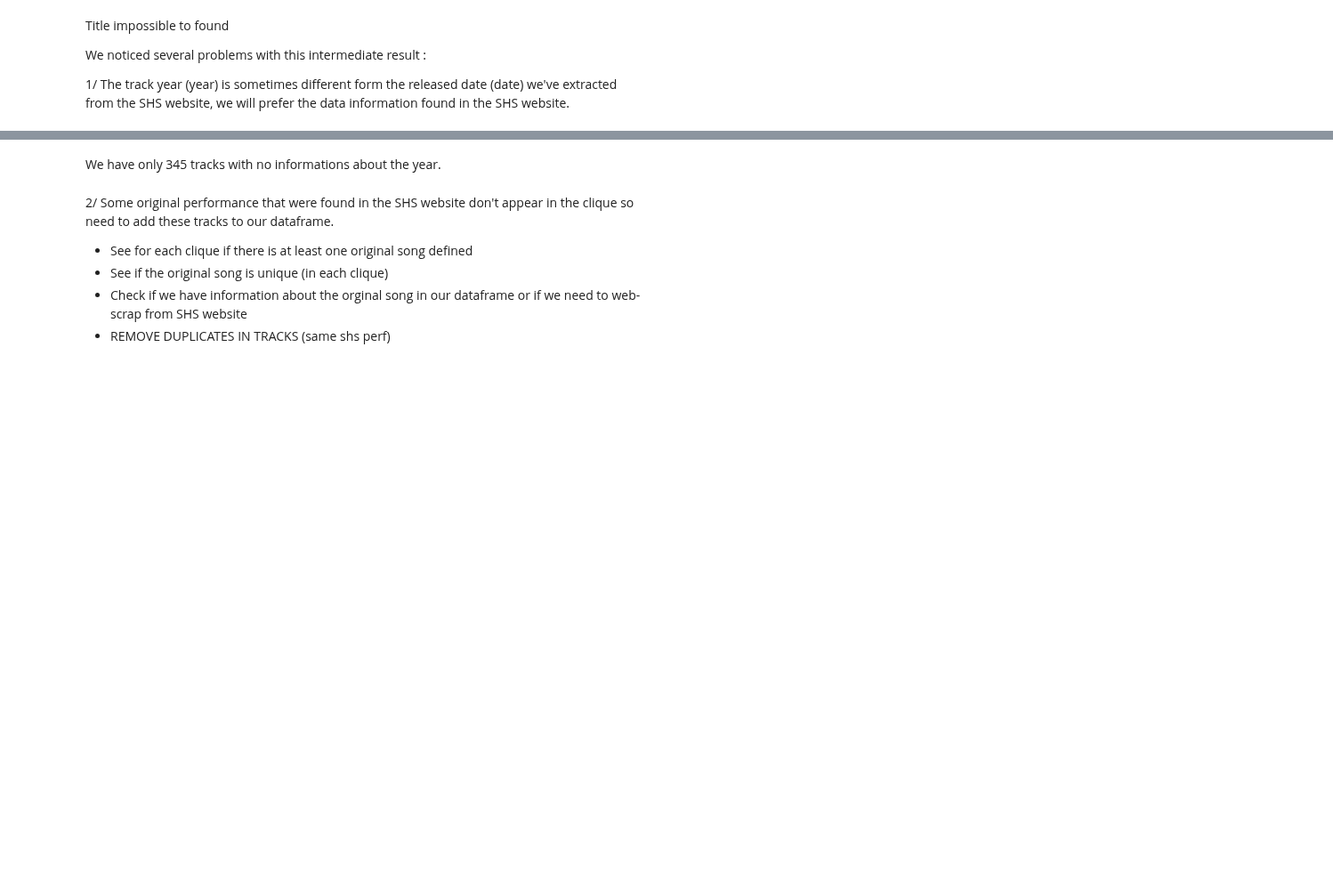
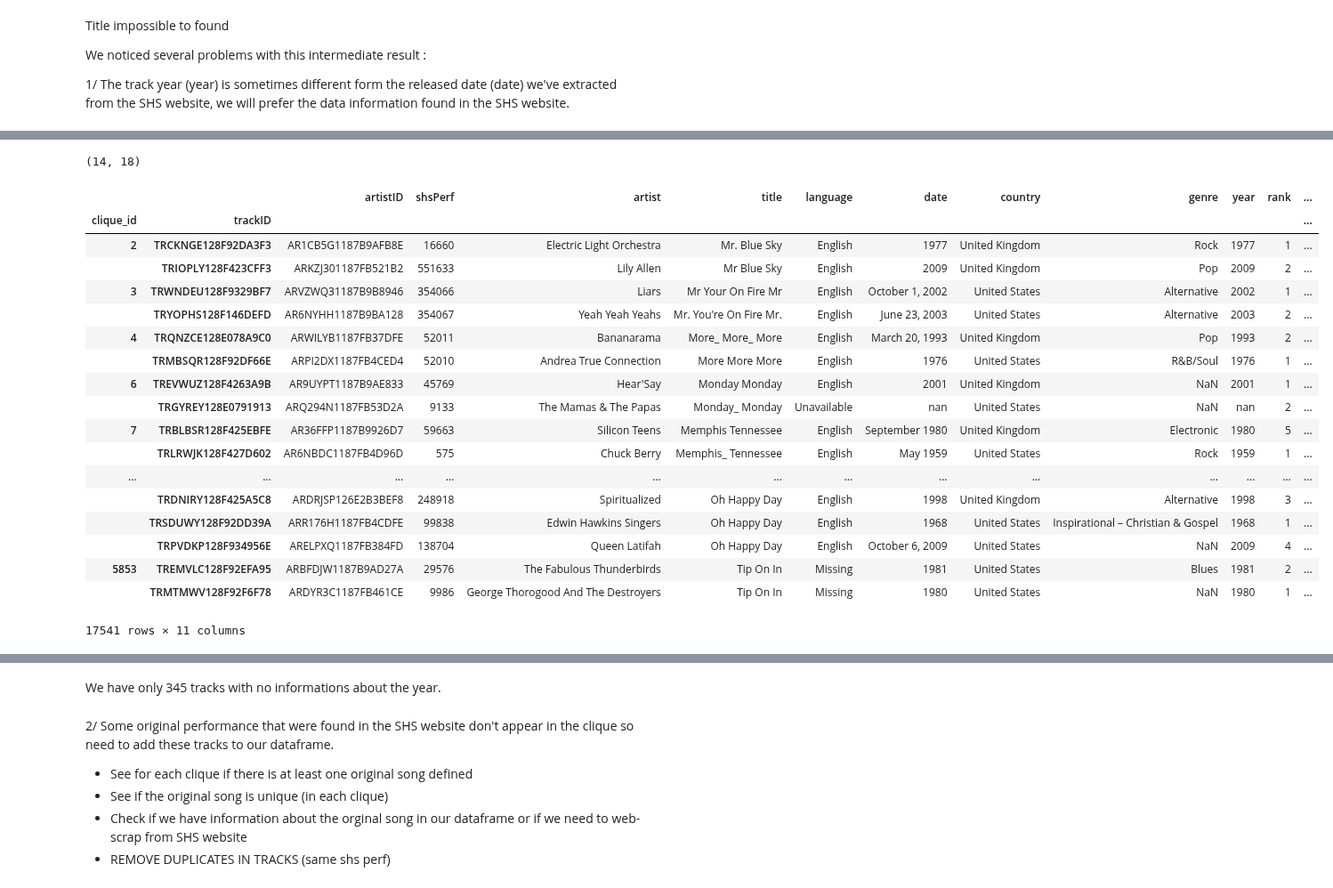
Before and after one commit to padesplaces/ada2017, a Jupyter notebook: project/Project Notebook.ipynb, the cells around one changed output, grey strips where cells are left out. Shown at 89% size. Saved outputs shown, nothing was run; the diff lists cells and outputs as text; code cells hidden in the pictures; blank space fills up the shorter version.

Commit message:
Notebook updated + final covers dataframe (root)

```diff
--- a/project/Project Notebook.ipynb
+++ b/project/Project Notebook.ipynb
@@ -998,3 +673,37 @@ merge_covers.head(10)
 #Save cover dataFrame in pickle file
 pickle.dump(original_song_df,open('data/original_song_df.p','wb'))
 pickle.dump(covers,open('data/covers_merged_new.p','wb'))
+# %%
+covers=pickle.load(open("data/covers_merge_algo.p","rb"))
+# %%
+covers[covers.clique_id==1190].shape
+# %% [output]
+(14, 18)
+# %%
+covers.drop(['original_shsPerf','original_id','first_algo_result','second_algo_result','artist'],axis=1,inplace=True)
+# %%
+covers.rename(columns = {'name':'artist','final_original':'status'}, inplace = True)
+# %%
+covers.set_index(['clique_id','trackID'],inplace=True)
+# %%
+covers
+# %% [output]
+|  |  | artistID | shsPerf | artist | title | language | date | country | genre | year | rank | ... |
+| clique_id | trackID |  |  |  |  |  |  |  |  |  |  | ... |
+| 2 | TRCKNGE128F92DA3F3 | AR1CB5G1187B9AFB8E | 16660 | Electric Light Orchestra | Mr. Blue Sky | English | 1977 | United Kingdom | Rock | 1977 | 1 | ... |
+|  | TRIOPLY128F423CFF3 | ARKZJ301187FB521B2 | 551633 | Lily Allen | Mr Blue Sky | English | 2009 | United Kingdom | Pop | 2009 | 2 | ... |
+| 3 | TRWNDEU128F9329BF7 | ARVZWQ31187B9B8946 | 354066 | Liars | Mr Your On Fire Mr | English | October 1, 2002 | United States | Alternative | 2002 | 1 | ... |
+|  | TRYOPHS128F146DEFD | AR6NYHH1187B9BA128 | 354067 | Yeah Yeah Yeahs | Mr. You're On Fire Mr. | English | June 23, 2003 | United States | Alternative | 2003 | 2 | ... |
+| 4 | TRQNZCE128E078A9C0 | ARWILYB1187FB37DFE | 52011 | Bananarama | More_ More_ More | English | March 20, 1993 | United Kingdom | Pop | 1993 | 2 | ... |
+|  | TRMBSQR128F92DF66E | ARPI2DX1187FB4CED4 | 52010 | Andrea True Connection | More More More | English | 1976 | United States | R&B/Soul | 1976 | 1 | ... |
+| 6 | TREVWUZ128F4263A9B | AR9UYPT1187B9AE833 | 45769 | Hear'Say | Monday Monday | English | 2001 | United Kingdom | NaN | 2001 | 1 | ... |
+|  | TRGYREY128E0791913 | ARQ294N1187FB53D2A | 9133 | The Mamas & The Papas | Monday_ Monday | Unavailable | nan | United States | NaN | nan | 2 | ... |
+| 7 | TRBLBSR128F425EBFE | AR36FFP1187B9926D7 | 59663 | Silicon Teens | Memphis Tennessee | English | September 1980 | United Kingdom | Electronic | 1980 | 5 | ... |
+|  | TRLRWJK128F427D602 | AR6NBDC1187FB4D96D | 575 | Chuck Berry | Memphis_ Tennessee | English | May 1959 | United States | Rock | 1959 | 1 | ... |
+| ... | ... | ... | ... | ... | ... | ... | ... | ... | ... | ... | ... | ... |
+|  | TRDNIRY128F425A5C8 | ARDRJSP126E2B3BEF8 | 248918 | Spiritualized | Oh Happy Day | English | 1998 | United Kingdom | Alternative | 1998 | 3 | ... |
+|  | TRSDUWY128F92DD39A | ARR176H1187FB4CDFE | 99838 | Edwin Hawkins Singers | Oh Happy Day | English | 1968 | United States | Inspirational – Christian & Gospel | 1968 | 1 | ... |
+|  | TRPVDKP128F934956E | ARELPXQ1187FB384FD | 138704 | Queen Latifah | Oh Happy Day | English | October 6, 2009 | United States | NaN | 2009 | 4 | ... |
+| 5853 | TREMVLC128F92EFA95 | ARBFDJW1187B9AD27A | 29576 | The Fabulous Thunderbirds | Tip On In | Missing | 1981 | United States | Blues | 1981 | 2 | ... |
+|  | TRMTMWV128F92F6F78 | ARDYR3C1187FB461CE | 9986 | George Thorogood And The Destroyers | Tip On In | Missing | 1980 | United States | NaN | 1980 | 1 | ... |
+17541 rows × 11 columns
```
Also changed, not shown: parts of 83 cells of this notebook, 5 other files.
